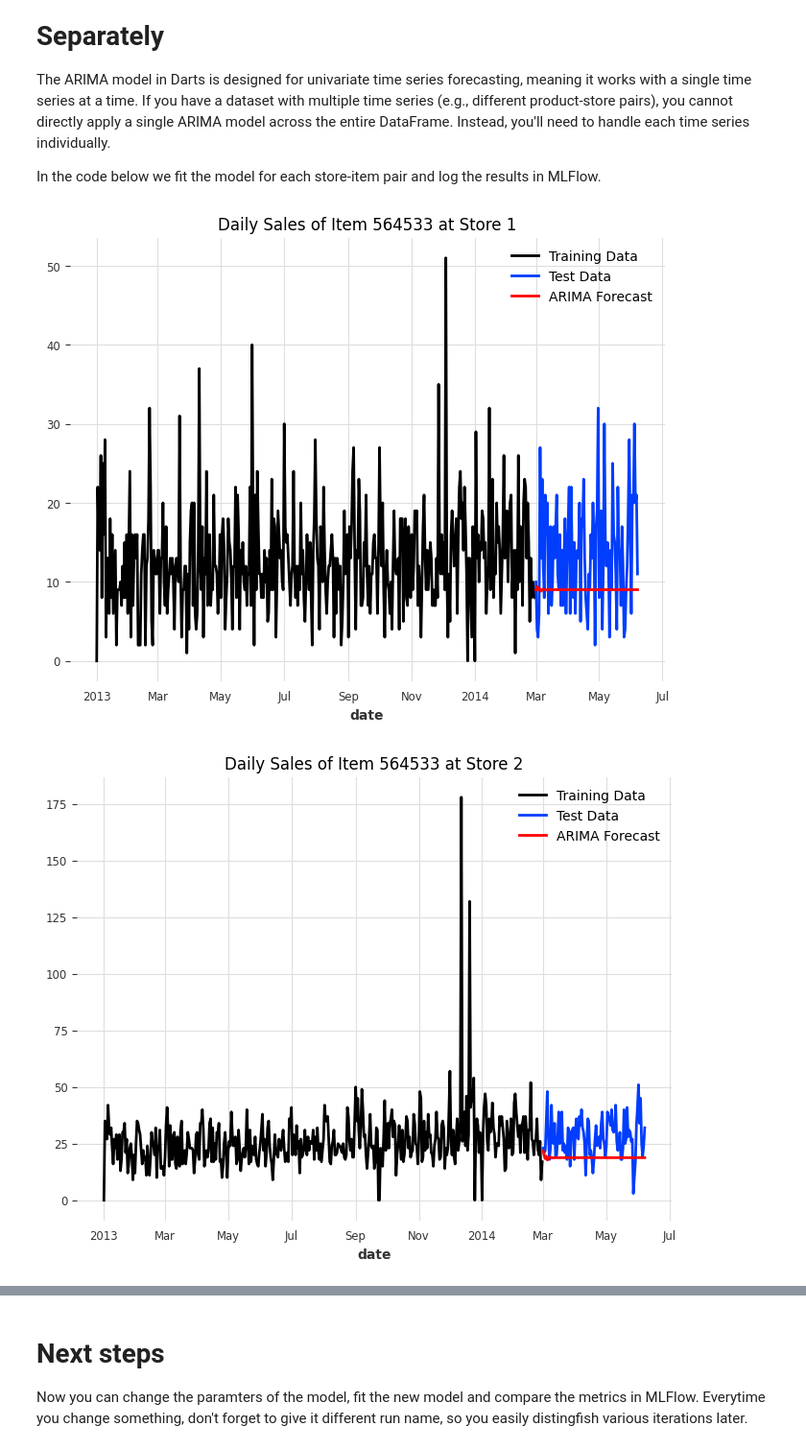
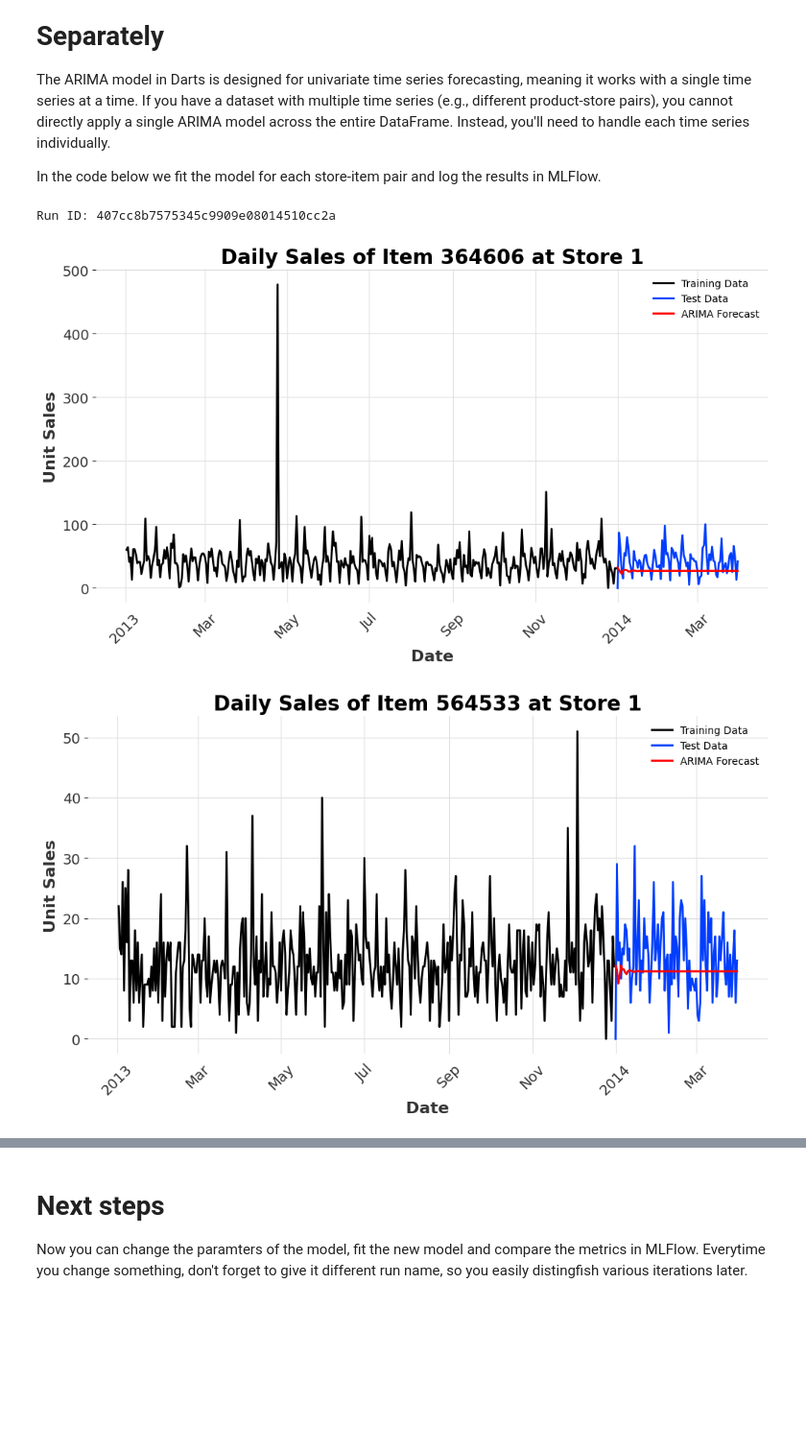
Before and after one commit to masterschool-content/retail_demand_forecast, a Jupyter notebook: notebooks/Classical_demand_forecast_MLFlow.ipynb, the cells around one changed output, grey strips where cells are left out. Shown: that part at 96% size. Drawn from its saved outputs; the diff is of its cells as text; code cells hidden in the pictures; blank space fills up the shorter version.

Commit message:
Fix saving plots as an artifact

```diff
--- a/notebooks/Classical_demand_forecast_MLFlow.ipynb
+++ b/notebooks/Classical_demand_forecast_MLFlow.ipynb
@@ -95,10 +118,0 @@ df_train['date'] = pd.to_datetime(df_train['date'])
-# %%
-#store_id = [1]
-store_id = df_train['store_nbr'].unique() #all stores
-item_id = [564533,838216]
-df_filtered = df_train[(df_train['store_nbr'].isin(store_id)) & (df_train['item_nbr'].isin(item_id))]
-
-# Group by date and aggregate sales
-df_filtered = df_filtered.groupby(['store_nbr','item_nbr','date']).sum()['unit_sales'].reset_index()
-
-del df_train #clean-up memory, we don't need this dataframe
@@ -112,11 +122,11 @@ data = df_filtered.copy() #we can easy switch between df_filtered and full datas
 import pandas as pd
 
 # Convert 'date' column to datetime format
-data['date'] = pd.to_datetime(data['date'])
+df_filtered['date'] = pd.to_datetime(df_filtered['date'])
 
 # Get the minimum and maximum dates in the dataset to create a full date range
-min_date = data['date'].min()
-max_date = data['date'].max()
+min_date = df_filtered['date'].min()
+max_date = df_filtered['date'].max()
 print(min_date.date(), max_date.date())
 
 # Create a full date range covering all days between the min and max dates
@@ -126,7 +136,7 @@ full_date_range = pd.date_range(start=min_date, end=max_date, freq='D')
 df_filled = pd.DataFrame()
 
 # Iterate through each store and item combination
-for (store, item), group in data.groupby(['store_nbr', 'item_nbr']):
+for (store, item), group in df_filtered.groupby(['store_nbr', 'item_nbr']):
     # Set 'date' as index and sort by date
     group.set_index('date', inplace=True)
     group = group.sort_index()
@@ -161,9 +162,9 @@ data.head(3)
 # %% [markdown]
 # Split in test and train datasets
 # %%
-split_date = '2014-03-01'
-train = data[data['date'] < split_date]
-test = data[data['date'] >= split_date]
+split_date = '2014-01-01'
+train = df_filled[df_filled['date'] < split_date]
+test = df_filled[df_filled['date'] >= split_date]
 print("Train dataframe shape:",train.shape)
 print("Test dataframe shape:",test.shape)
 # %% [output]
@@ -188,12 +189,14 @@ plot_paths = []
 plot_count = 0
 
 with mlflow.start_run(run_name="arima_run"):
+    run_id = mlflow.active_run().info.run_id
+    print(f"Run ID: {run_id}")
     # Log ARIMA parameters only once for the whole run
     mlflow.log_param("p", 5)
     mlflow.log_param("d", 1)
     mlflow.log_param("q", 0)
 
-    for (item_nbr, store_nbr), group in data.groupby(['item_nbr', 'store_nbr']):
+    for (item_nbr, store_nbr), group in df_filled.groupby(['item_nbr', 'store_nbr']):
         group = group.groupby(['date']).sum()['unit_sales'].reset_index()
         train_series = TimeSeries.from_dataframe(group[group['date'] < split_date], value_cols='unit_sales', time_col='date', fill_missing_dates=True, freq='D')
         train_series += 1e-5  # Add a small constant to make all values positive
@@ -217,34 +220,41 @@ with mlflow.start_run(run_name="arima_run"):
 
         # Optional: plot forecast vs actual data for a subset
         if plot_count < 3:
-            plt.figure(figsize=(8, 6))  # Adjust the figure size (width, height)
+            plt.figure(figsize=(12, 6))  # Adjust the figure size (width, height)
             train_series.plot(label='Training Data')
             test_series.plot(label='Test Data')
             arima_forecast.plot(label='ARIMA Forecast', color='red')
-            plt.title(f'Daily Sales of Item {item_nbr} at Store {store_nbr}')
+            plt.title(f'Daily Sales of Item {item_nbr} at Store {store_nbr}', fontsize=20, fontweight='bold')
+            plt.xlabel('Date', fontsize=16)
+            plt.ylabel('Unit Sales', fontsize=16)
+            plt.xticks(fontsize=14, rotation=45)
+            plt.yticks(fontsize=14)
+            plt.legend()
             file_path = f'ARIMA_forecast_store_{store_nbr}_item_{item_nbr}.png'
             plt.savefig(file_path)  # Saves the plot as a PNG file
+            plt.show()
             plot_paths.append(file_path)
             plot_count += 1
 
         # Calculate metrics
         bias_value = (arima_forecast.values() - test_series.values()).mean()
         bias_values.append(bias_value)
         rmse_value = rmse(test_series, arima_forecast)
         rmse_values.append(rmse_value)
         mae_value = mae(test_series, arima_forecast)
         mean_actual = test_series.values().mean()
         rmad_value = mae_value / mean_actual
         rmad_values.append(rmad_value)
 
     # Log average metrics across all models
     mlflow.log_metric("Average_rMAD", sum(rmad_values) / len(rmad_values))
     mlflow.log_metric("Average_Bias", sum(bias_values) / len(bias_values))
     mlflow.log_metric("Average_RMSE", sum(rmse_values) / len(rmse_values))
 
     # Log plots
     for plot_path in plot_paths:
         mlflow.log_artifact(plot_path, artifact_path="plots")
 # %% [output]
+Run ID: 407cc8b7575345c9909e08014510cc2a
-[figure, old version]
+[figure, new version]
-[figure, old version]
+[figure, new version]
```
Also changed, not shown: parts of 20 cells of this notebook.
